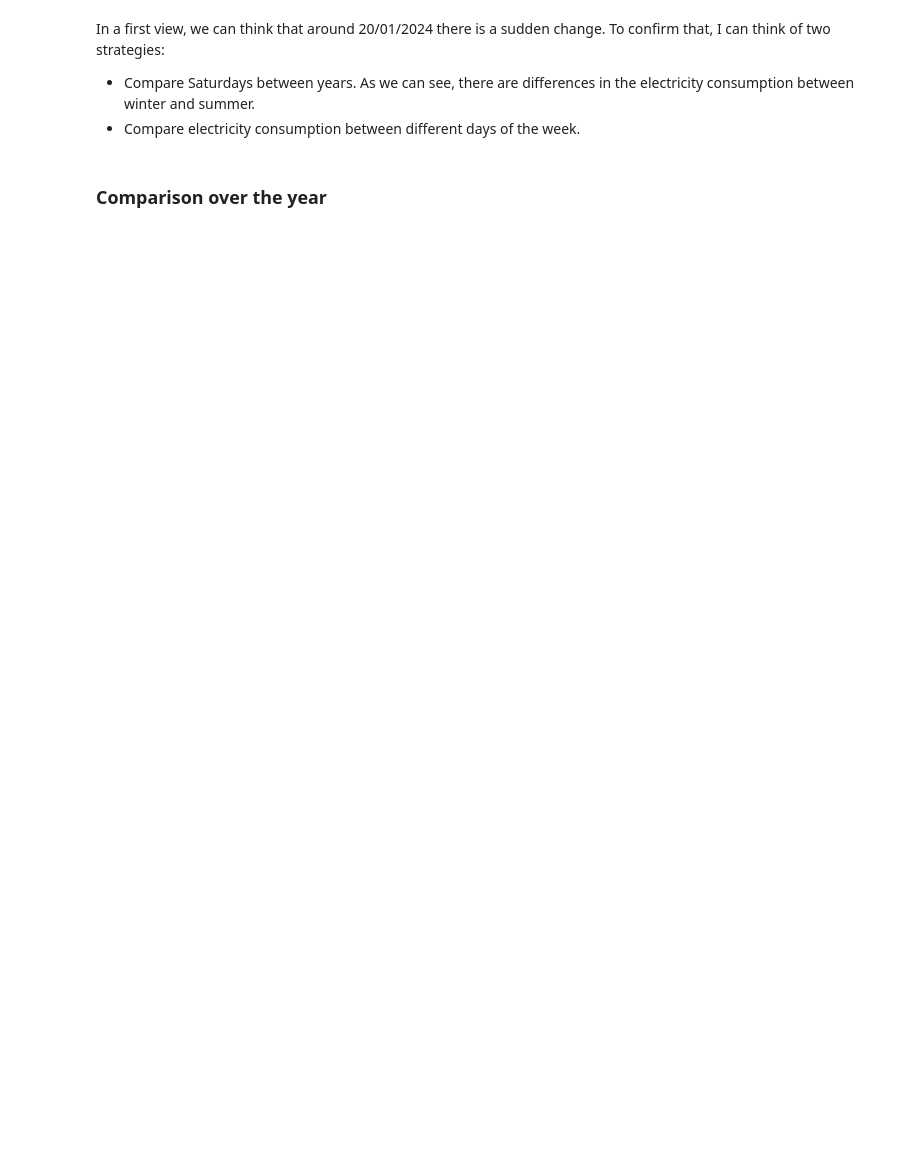
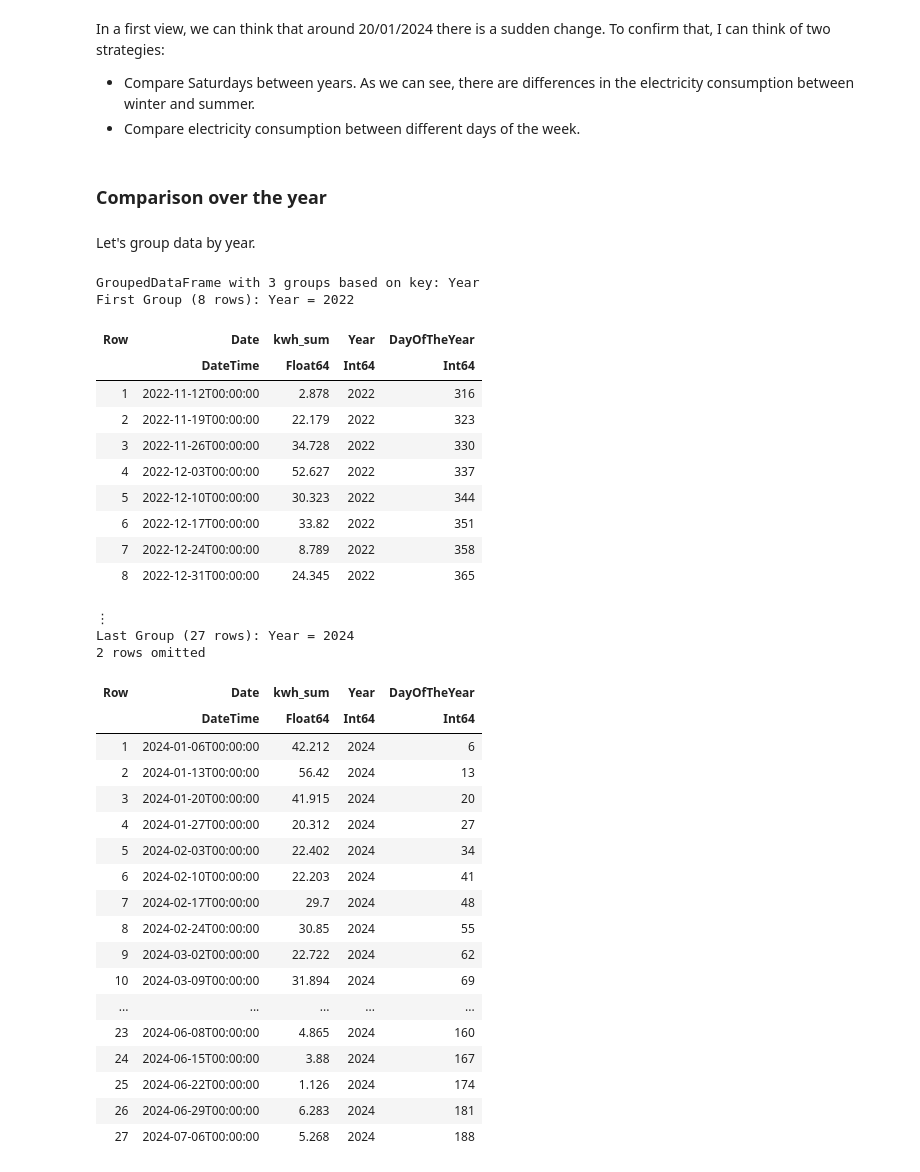
Before and after one commit to afcgotg/electricity-price, a Jupyter notebook: Electricity_price.ipynb, the cells around one changed output. Cells and saved outputs as stored; diff of their text form; code cells hidden in the pictures; blank space fills up the shorter version.

```diff
--- a/Electricity_price.ipynb
+++ b/Electricity_price.ipynb
@@ -335,3 +337,43 @@ In a first view, we can think that around 20/01/2024 there is a sudden change. T
 </ul>
 # %% [markdown]
 ### Comparison over the year
+# %% [markdown]
+Let's group data by year.
+# %%
+df_saturdays_total.Year = Dates.year.(df_saturdays_total.Date)
+df_saturdays_total.DayOfTheYear = Dates.dayofyear.(df_saturdays_total.Date)
+df_saturdays_total_groupby_year = groupby(df_saturdays_total, :Year)
+# %% [output]
+GroupedDataFrame with 3 groups based on key: Year
+First Group (8 rows): Year = 2022
+| Row | Date | kwh_sum | Year | DayOfTheYear |
+|  | DateTime | Float64 | Int64 | Int64 |
+| 1 | 2022-11-12T00:00:00 | 2.878 | 2022 | 316 |
+| 2 | 2022-11-19T00:00:00 | 22.179 | 2022 | 323 |
+| 3 | 2022-11-26T00:00:00 | 34.728 | 2022 | 330 |
+| 4 | 2022-12-03T00:00:00 | 52.627 | 2022 | 337 |
+| 5 | 2022-12-10T00:00:00 | 30.323 | 2022 | 344 |
+| 6 | 2022-12-17T00:00:00 | 33.82 | 2022 | 351 |
+| 7 | 2022-12-24T00:00:00 | 8.789 | 2022 | 358 |
+| 8 | 2022-12-31T00:00:00 | 24.345 | 2022 | 365 |
+⋮
+Last Group (27 rows): Year = 2024
+2 rows omitted
+| Row | Date | kwh_sum | Year | DayOfTheYear |
+|  | DateTime | Float64 | Int64 | Int64 |
+| 1 | 2024-01-06T00:00:00 | 42.212 | 2024 | 6 |
+| 2 | 2024-01-13T00:00:00 | 56.42 | 2024 | 13 |
+| 3 | 2024-01-20T00:00:00 | 41.915 | 2024 | 20 |
+| 4 | 2024-01-27T00:00:00 | 20.312 | 2024 | 27 |
+| 5 | 2024-02-03T00:00:00 | 22.402 | 2024 | 34 |
+| 6 | 2024-02-10T00:00:00 | 22.203 | 2024 | 41 |
+| 7 | 2024-02-17T00:00:00 | 29.7 | 2024 | 48 |
+| 8 | 2024-02-24T00:00:00 | 30.85 | 2024 | 55 |
+| 9 | 2024-03-02T00:00:00 | 22.722 | 2024 | 62 |
+| 10 | 2024-03-09T00:00:00 | 31.894 | 2024 | 69 |
+| ... | ... | ... | ... | ... |
+| 23 | 2024-06-08T00:00:00 | 4.865 | 2024 | 160 |
+| 24 | 2024-06-15T00:00:00 | 3.88 | 2024 | 167 |
+| 25 | 2024-06-22T00:00:00 | 1.126 | 2024 | 174 |
+| 26 | 2024-06-29T00:00:00 | 6.283 | 2024 | 181 |
+| 27 | 2024-07-06T00:00:00 | 5.268 | 2024 | 188 |
```
Also changed, not shown: parts of 11 cells of this notebook.
